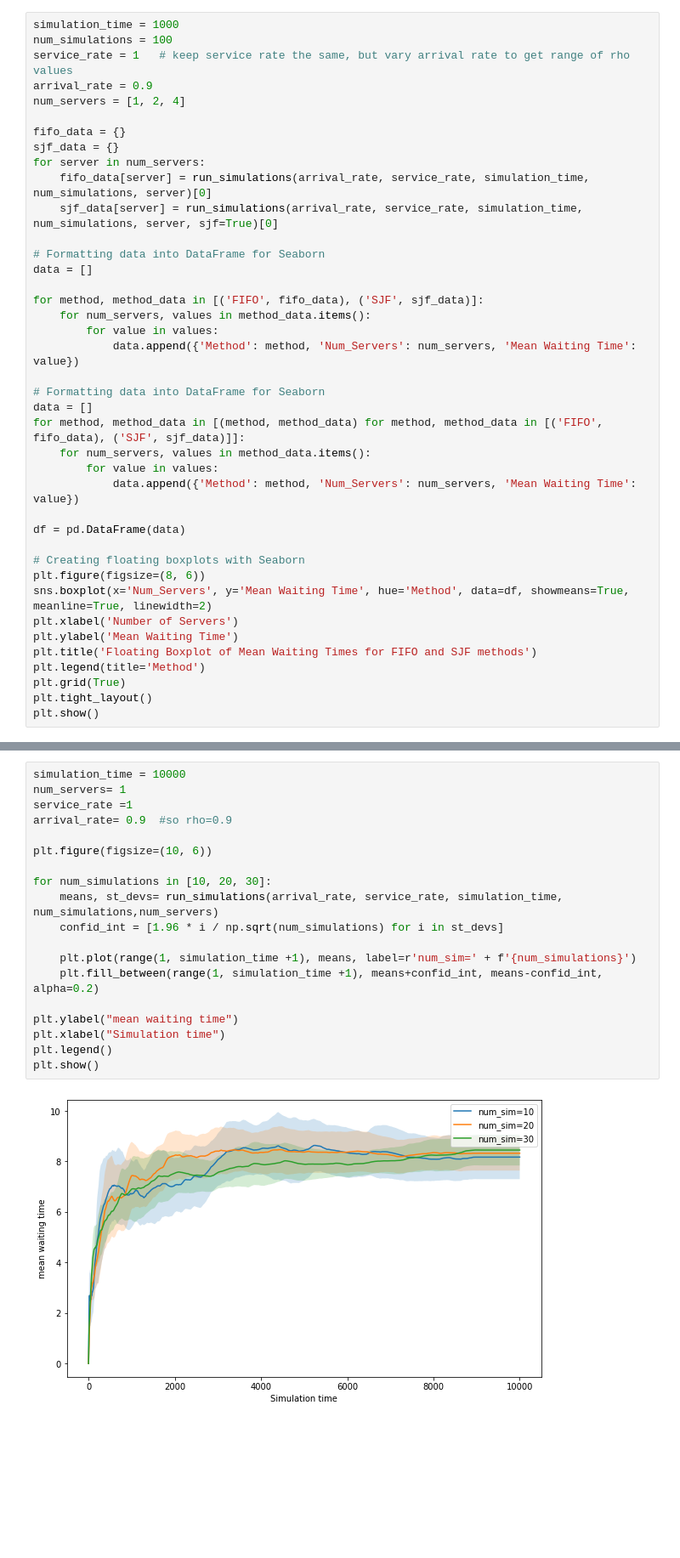
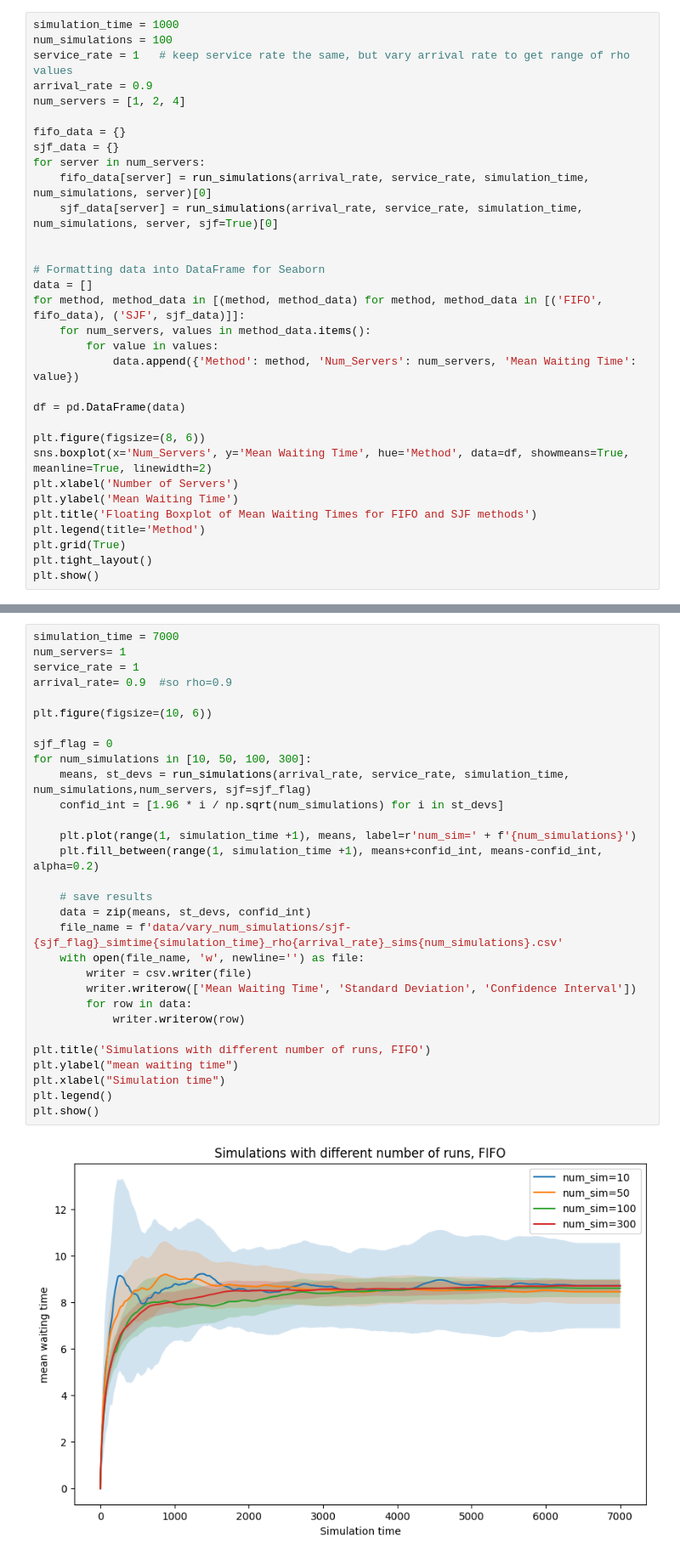
Before and after one commit to Foundnation/Stochastic-Simulation, a Jupyter notebook: Queueing/queue_notebook.ipynb, the cells around one changed output, grey strips where cells are left out. Shown at 85% size. Drawn from its saved outputs; the diff is of its cells as text; blank space fills up the shorter version.

Commit message:
added data saving for some experiments

```diff
--- a/Queueing/queue_notebook.ipynb
+++ b/Queueing/queue_notebook.ipynb
@@ -238,13 +263,6 @@ for server in num_servers:
     fifo_data[server] = run_simulations(arrival_rate, service_rate, simulation_time, num_simulations, server)[0]
     sjf_data[server] = run_simulations(arrival_rate, service_rate, simulation_time, num_simulations, server, sjf=True)[0]
 
-# Formatting data into DataFrame for Seaborn
-data = []
-
-for method, method_data in [('FIFO', fifo_data), ('SJF', sjf_data)]:
-    for num_servers, values in method_data.items():
-        for value in values:
-            data.append({'Method': method, 'Num_Servers': num_servers, 'Mean Waiting Time': value})
 
 # Formatting data into DataFrame for Seaborn
 data = []
@@ -255,7 +273,6 @@ for method, method_data in [(method, method_data) for method, method_data in [('
 
 df = pd.DataFrame(data)
 
-# Creating floating boxplots with Seaborn
 plt.figure(figsize=(8, 6))
 sns.boxplot(x='Num_Servers', y='Mean Waiting Time', hue='Method', data=df, showmeans=True, meanline=True, linewidth=2)
 plt.xlabel('Number of Servers')
@@ -343,23 +364,34 @@ plt.show()
 # %% [output]
 [figure]
 # %%
-simulation_time = 10000
+simulation_time = 7000
 num_servers= 1
-service_rate =1
+service_rate = 1
 arrival_rate= 0.9  #so rho=0.9
 
 plt.figure(figsize=(10, 6))
 
-for num_simulations in [10, 20, 30]:
-    means, st_devs= run_simulations(arrival_rate, service_rate, simulation_time, num_simulations,num_servers)
+sjf_flag = 0
+for num_simulations in [10, 50, 100, 300]:
+    means, st_devs = run_simulations(arrival_rate, service_rate, simulation_time, num_simulations,num_servers, sjf=sjf_flag)
     confid_int = [1.96 * i / np.sqrt(num_simulations) for i in st_devs]
 
     plt.plot(range(1, simulation_time +1), means, label=r'num_sim=' + f'{num_simulations}')
     plt.fill_between(range(1, simulation_time +1), means+confid_int, means-confid_int, alpha=0.2)
 
+    # save results
+    data = zip(means, st_devs, confid_int)
+    file_name = f'data/vary_num_simulations/sjf-{sjf_flag}_simtime{simulation_time}_rho{arrival_rate}_sims{num_simulations}.csv'
+    with open(file_name, 'w', newline='') as file:
+        writer = csv.writer(file)
+        writer.writerow(['Mean Waiting Time', 'Standard Deviation', 'Confidence Interval'])
+        for row in data:
+            writer.writerow(row)
+
+plt.title('Simulations with different number of runs, FIFO')
 plt.ylabel("mean waiting time")
 plt.xlabel("Simulation time")
 plt.legend()
 plt.show()
 # %% [output]
-[figure, old version]
+[figure, new version]
```
Also changed, not shown: parts of 6 cells of this notebook, 17 other files.
